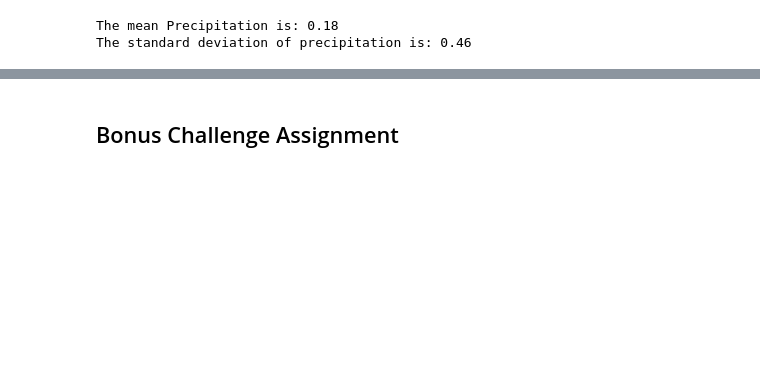
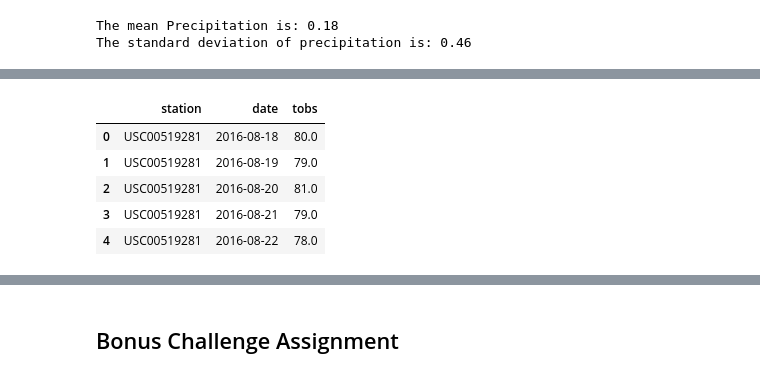
Before and after one commit to jeodaysju/sqlalchemy-challenge, a Jupyter notebook: climate_starter.ipynb, the cells around one changed output, grey strips where cells are left out. Cells and saved outputs as stored; diff of their text form; code cells hidden in the pictures; blank space fills up the shorter version.

```diff
--- a/climate_starter.ipynb
+++ b/climate_starter.ipynb
@@ -132,3 +182,13 @@ engine.execute('SELECT * FROM station LIMIT 30').fetchall()
+# %%
+temp_df = pd.DataFrame(temp_data, columns=['station','date', 'tobs'])
+temp_df.head()
+# %% [output]
+|  | station | date | tobs |
+| 0 | USC00519281 | 2016-08-18 | 80.0 |
+| 1 | USC00519281 | 2016-08-19 | 79.0 |
+| 2 | USC00519281 | 2016-08-20 | 81.0 |
+| 3 | USC00519281 | 2016-08-21 | 79.0 |
+| 4 | USC00519281 | 2016-08-22 | 78.0 |
 # %%
 # Choose the station with the highest number of temperature observations.
 # Query the last 12 months of temperature observation data for this station and plot the results as a histogram
```
Also changed, not shown: parts of 9 cells of this notebook.
